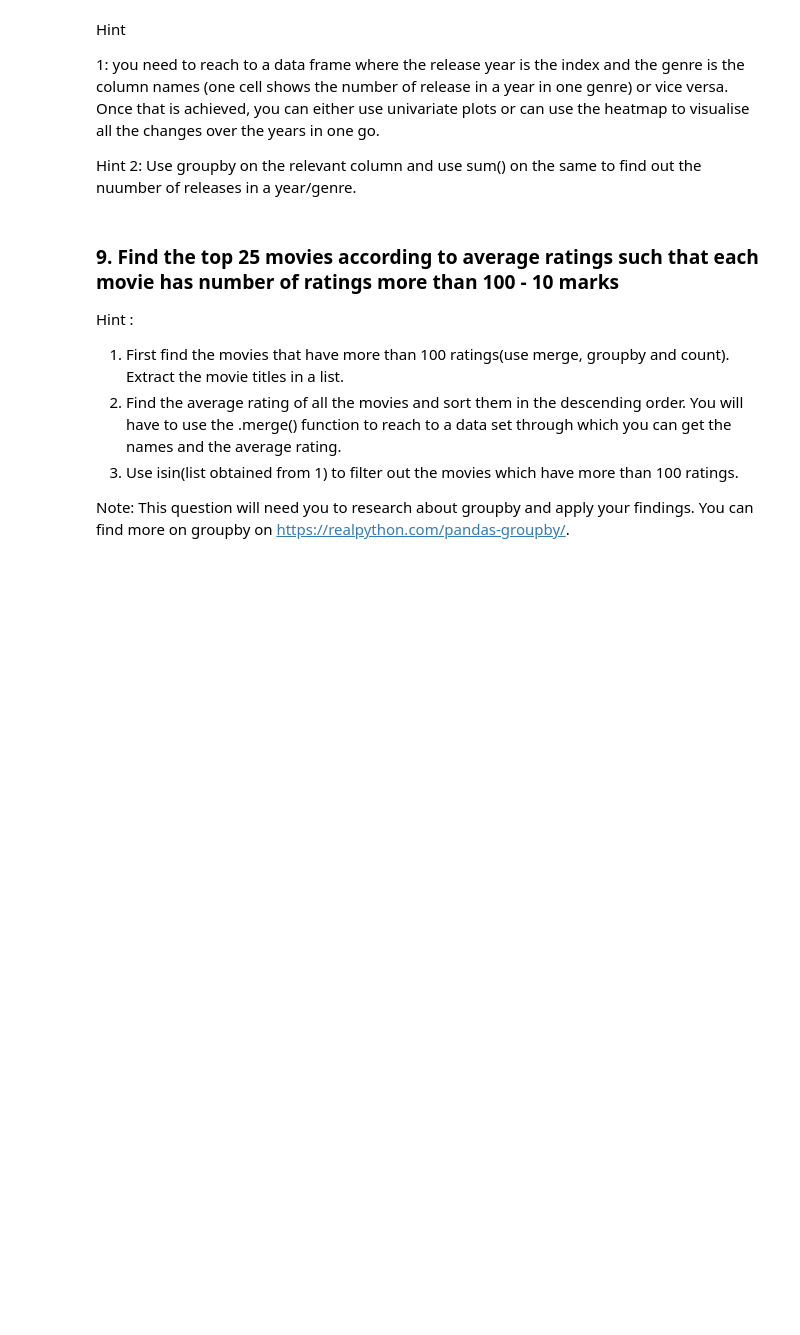
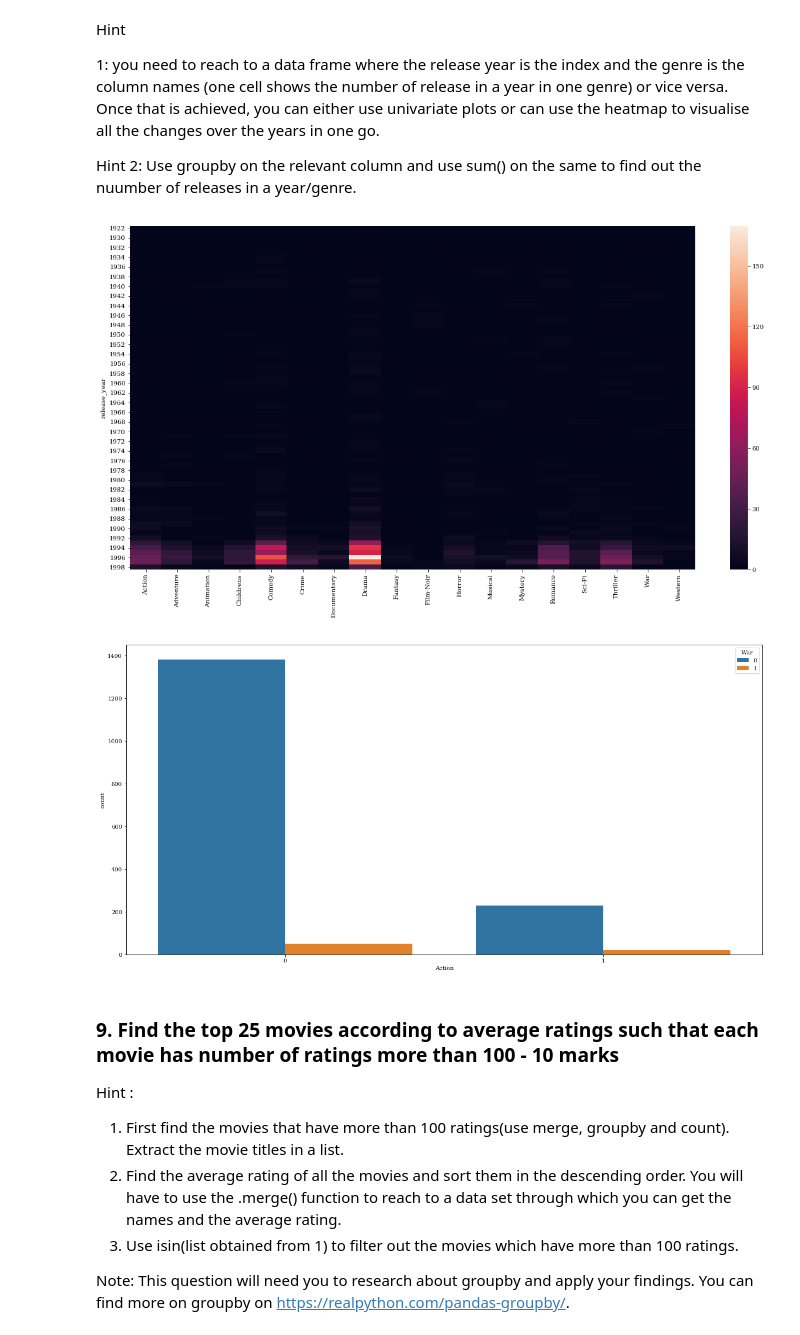
Before and after one commit to mazeeblanke/Movie-Lens, a Jupyter notebook: MovieLens Project Questions.ipynb, the cells around one changed output. Saved outputs shown, nothing was run; the diff lists cells and outputs as text; code cells hidden in the pictures; blank space fills up the shorter version.

```diff
--- a/MovieLens Project Questions.ipynb
+++ b/MovieLens Project Questions.ipynb
@@ -203,3 +197,16 @@ Hint 2: Use groupby on the relevant column and use sum() on the same to find out
+# %%
+#Your answer here
+popularity_by_year = item.drop(['movie id', 'unknown'], axis=1).groupby('release_year').sum()
+plt.rcParams['figure.figsize'] = (20.0, 10.0)
+plt.rcParams['font.family'] = "serif"
+sns.heatmap(popularity_by_year)
+plt.show()
+
+sns.countplot(x="Action", data=item, hue="War")
+plt.show()
+# %% [output]
+[figure, added]
+[figure, added]
 # %% [markdown]
 ### 9. Find the top 25 movies according to average ratings such that each movie has number of ratings more than 100 - 10 marks
 
```
Also changed, not shown: parts of 7 cells of this notebook.
